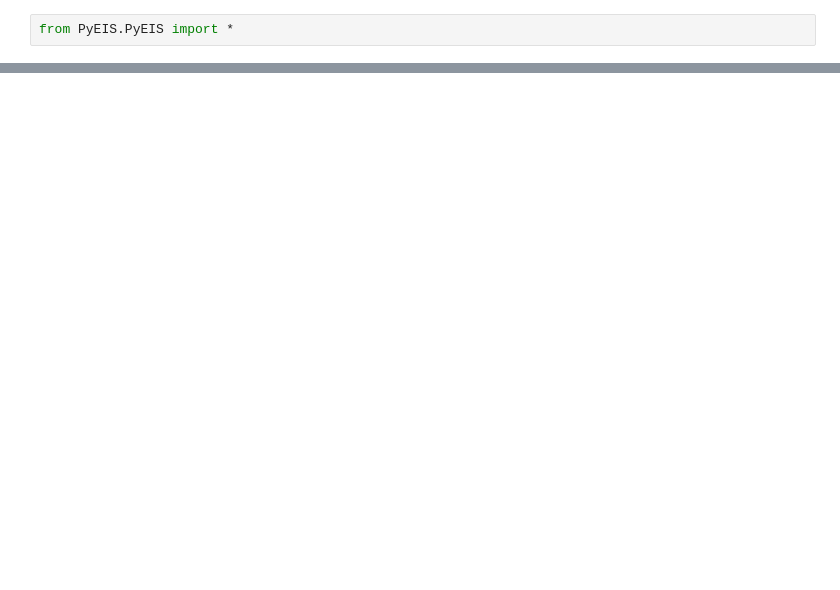
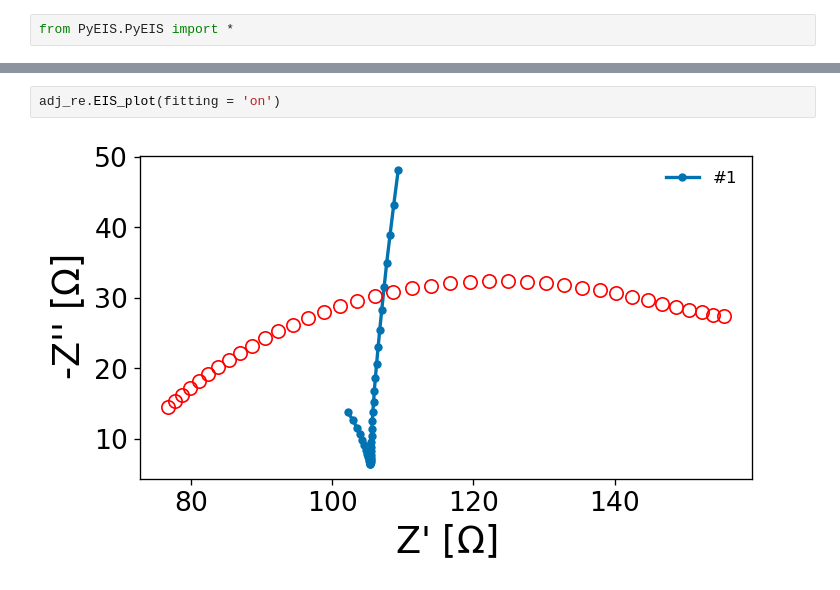
Before and after one commit to WildcatDiscovery/Kyler_Speed_Circuit, a Jupyter notebook: python_notebooks/linear_kk.ipynb, the cells around one changed output, grey strips where cells are left out. Cells and saved outputs as stored; diff of their text form; blank space fills up the shorter version.

```diff
--- a/python_notebooks/linear_kk.ipynb
+++ b/python_notebooks/linear_kk.ipynb
@@ -83,0 +215,4 @@ adj_re.
+# %%
+adj_re.EIS_plot(fitting = 'on')
+# %% [output]
+[figure, added]
```
Also changed, not shown: parts of 14 cells of this notebook, 1 other file.
